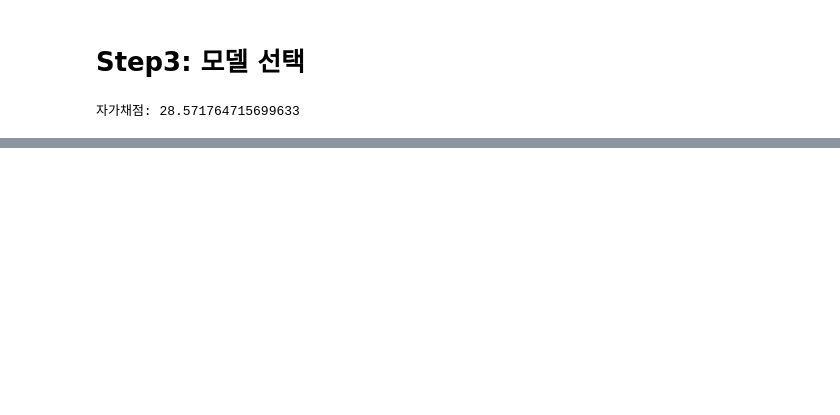
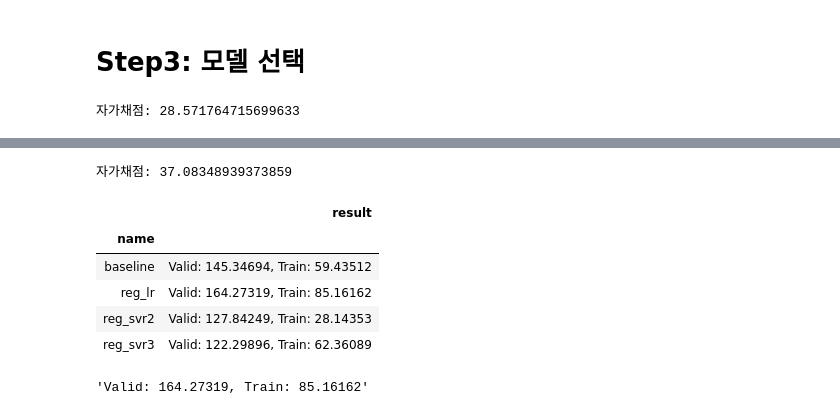
Before and after one commit to sunkusun9/DS_lv3_2510, a Jupyter notebook: sec_ds_lv3_prob3_kaggle.ipynb, the cells around one changed output, grey strips where cells are left out. Saved outputs shown, nothing was run; the diff lists cells and outputs as text; code cells hidden in the pictures; blank space fills up the shorter version.

```diff
--- a/sec_ds_lv3_prob3_kaggle.ipynb
+++ b/sec_ds_lv3_prob3_kaggle.ipynb
@@ -340,0 +415,31 @@ print(
+# %%
+prd = select_model(reg_svr3)
+print(
+    "자가채점: {}".format(mean_absolute_error(s_kaggle_ans, prd))
+) # 28.571764715699633
+# %% [output]
+자가채점: 37.08348939373859
+# %%
+# reg_lr: LinearRegression
+
+
+from sklearn.linear_model import LinearRegression
+
+ct = ColumnTransformer([
+    ('std', StandardScaler(), ['TotalHour'] + ['lag_{}'.format(i) for i in range(1, 7)]),
+    ('ohe', OneHotEncoder(categories='auto'), ['DayName']),
+    ('pt', 'passthrough', ['AM', 'Holiday_yn'])
+])
+reg_lr = make_pipeline(
+    ct,
+    LinearRegression()
+)
+eval_model('reg_lr', reg_lr)
+# %% [output]
+|  | result |
+| name |  |
+| baseline | Valid: 145.34694, Train: 59.43512 |
+| reg_lr | Valid: 164.27319, Train: 85.16162 |
+| reg_svr2 | Valid: 127.84249, Train: 28.14353 |
+| reg_svr3 | Valid: 122.29896, Train: 62.36089 |
+'Valid: 164.27319, Train: 85.16162'
```
Also changed, not shown: parts of 13 cells of this notebook.
